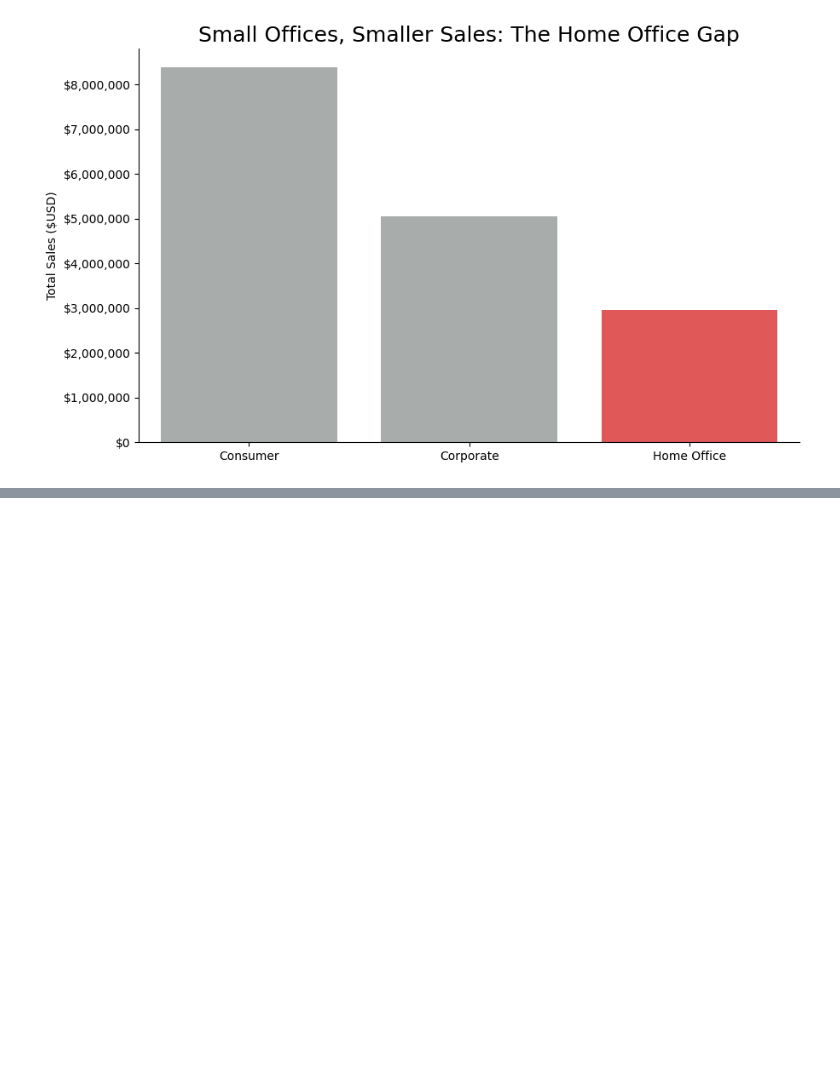
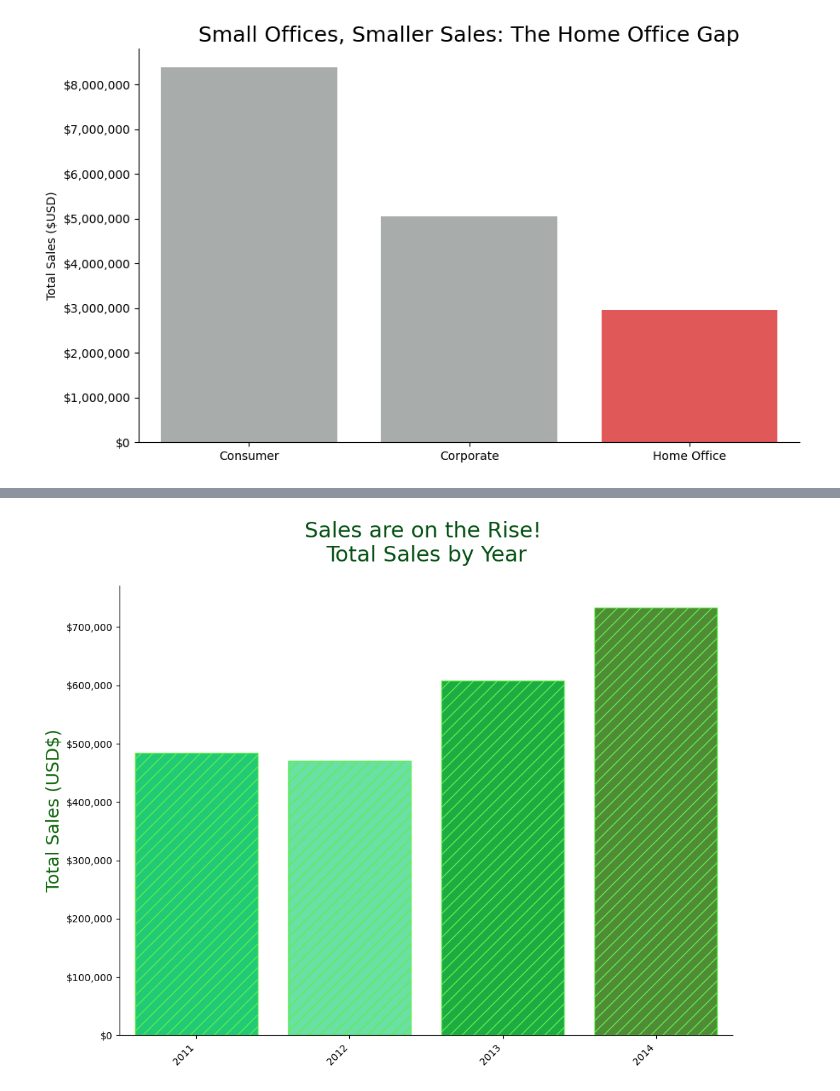
Before and after one commit to JessicaLindsey5514/DataAnalysisModule3, a Jupyter notebook: Week4/notebooks/superstore_sales_workflow.ipynb, the cells around one changed output, grey strips where cells are left out. Drawn from its saved outputs; the diff is of its cells as text; code cells hidden in the pictures; blank space fills up the shorter version.

```diff
--- a/Week4/notebooks/superstore_sales_workflow.ipynb
+++ b/Week4/notebooks/superstore_sales_workflow.ipynb
@@ -347,7 +357,7 @@ result7
 | 2 | 2013 | 608473.8300 |
 | 3 | 2014 | 733947.0232 |
 # %%
-query7 = """
+query70 = """
 SELECT strftime('%m', o.order_date) AS order_month,
 sum(od.sales) as total_sales
 FROM orders o
@@ -356,8 +366,8 @@ GROUP BY order_month
 ORDER BY order_month;
 
 """
-result7 = pd.read_sql(query7, conn)
-result7
+result70 = pd.read_sql(query70, conn)
+result70
 # %% [output]
 |  | order_month | total_sales |
 | 0 | 01 | 95365.9376 |
@@ -487,0 +509,23 @@ plt.show()
+# %%
+
+
+plt.figure(figsize=(10,8))
+colors = ["#05e675", "#57f3a5", "#05c435", "#4B9927" ]
+sns.barplot(result7, x='order_year', y='total_sales', palette= colors, hue = "order_year", edgecolor= "#61ee4e", hatch = "//", legend=False)
+ax = plt.gca()
+ax.spines["top"].set_visible(False)
+ax.spines["right"].set_visible(False)
+
+plt.xlabel(None)
+plt.ylabel("Total Sales (USD$)", fontsize= 18, color=  "#12690F")
+plt.title("Sales are on the Rise! \nTotal Sales by Year", fontsize= 22, color=  "#075214", pad=25)
+plt.xticks(rotation=45, ha="right")
+
+plt.ticklabel_format(style='plain', axis='y')
+ax = plt.gca()
+ax.yaxis.set_major_formatter(mticker.FuncFormatter(lambda x, _: f'${x:,.0f}'))
+
+plt.tight_layout()
+plt.show()
+# %% [output]
+[figure, added]
```
Also changed, not shown: parts of 12 cells of this notebook, 7 other files.
